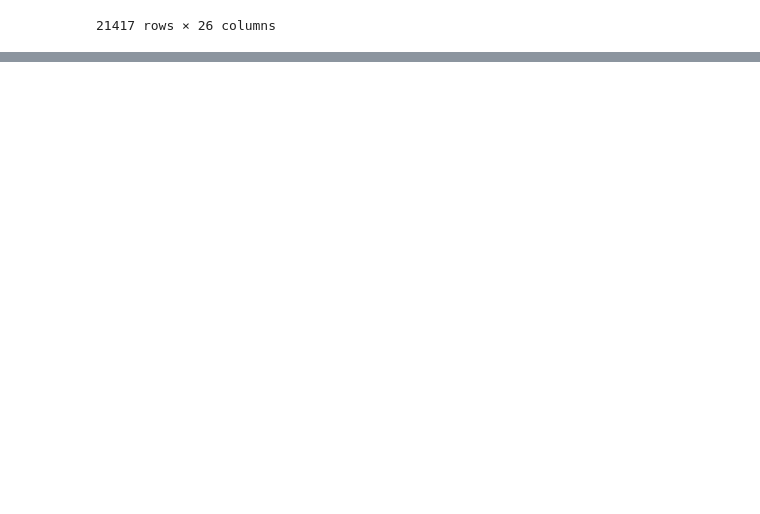
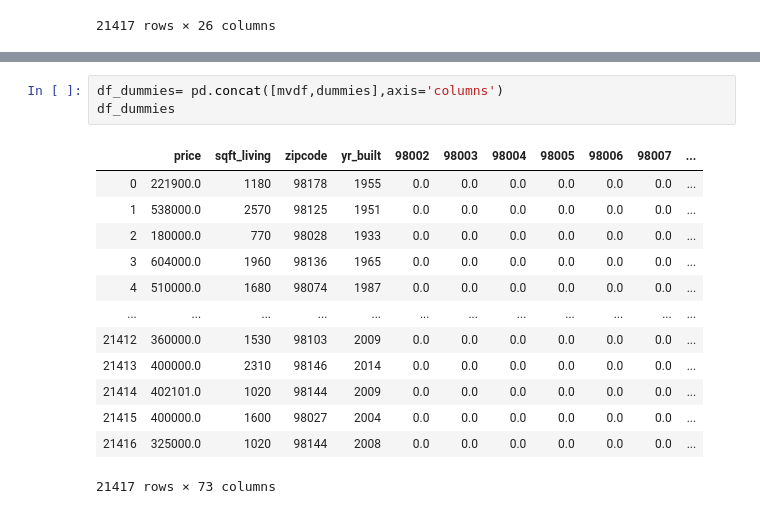
Before and after one commit to LeDorean/dsc-mod-2-project-v2-1-london-ds-02172020, a Jupyter notebook: index_v.ipynb, the cells around one changed output, grey strips where cells are left out. Saved outputs shown, nothing was run; the diff lists cells and outputs as text; blank space fills up the shorter version.

```diff
--- a/index_v.ipynb
+++ b/index_v.ipynb
@@ -361,0 +492,17 @@ df_clean.corr()
+# %%
+df_dummies= pd.concat([mvdf,dummies],axis='columns')
+df_dummies
+# %% [output]
+|  | price | sqft_living | zipcode | yr_built | 98002 | 98003 | 98004 | 98005 | 98006 | 98007 | ... |
+| 0 | 221900.0 | 1180 | 98178 | 1955 | 0.0 | 0.0 | 0.0 | 0.0 | 0.0 | 0.0 | ... |
+| 1 | 538000.0 | 2570 | 98125 | 1951 | 0.0 | 0.0 | 0.0 | 0.0 | 0.0 | 0.0 | ... |
+| 2 | 180000.0 | 770 | 98028 | 1933 | 0.0 | 0.0 | 0.0 | 0.0 | 0.0 | 0.0 | ... |
+| 3 | 604000.0 | 1960 | 98136 | 1965 | 0.0 | 0.0 | 0.0 | 0.0 | 0.0 | 0.0 | ... |
+| 4 | 510000.0 | 1680 | 98074 | 1987 | 0.0 | 0.0 | 0.0 | 0.0 | 0.0 | 0.0 | ... |
+| ... | ... | ... | ... | ... | ... | ... | ... | ... | ... | ... | ... |
+| 21412 | 360000.0 | 1530 | 98103 | 2009 | 0.0 | 0.0 | 0.0 | 0.0 | 0.0 | 0.0 | ... |
+| 21413 | 400000.0 | 2310 | 98146 | 2014 | 0.0 | 0.0 | 0.0 | 0.0 | 0.0 | 0.0 | ... |
+| 21414 | 402101.0 | 1020 | 98144 | 2009 | 0.0 | 0.0 | 0.0 | 0.0 | 0.0 | 0.0 | ... |
+| 21415 | 400000.0 | 1600 | 98027 | 2004 | 0.0 | 0.0 | 0.0 | 0.0 | 0.0 | 0.0 | ... |
+| 21416 | 325000.0 | 1020 | 98144 | 2008 | 0.0 | 0.0 | 0.0 | 0.0 | 0.0 | 0.0 | ... |
+21417 rows × 73 columns
```
Also changed, not shown: parts of 25 cells of this notebook.
